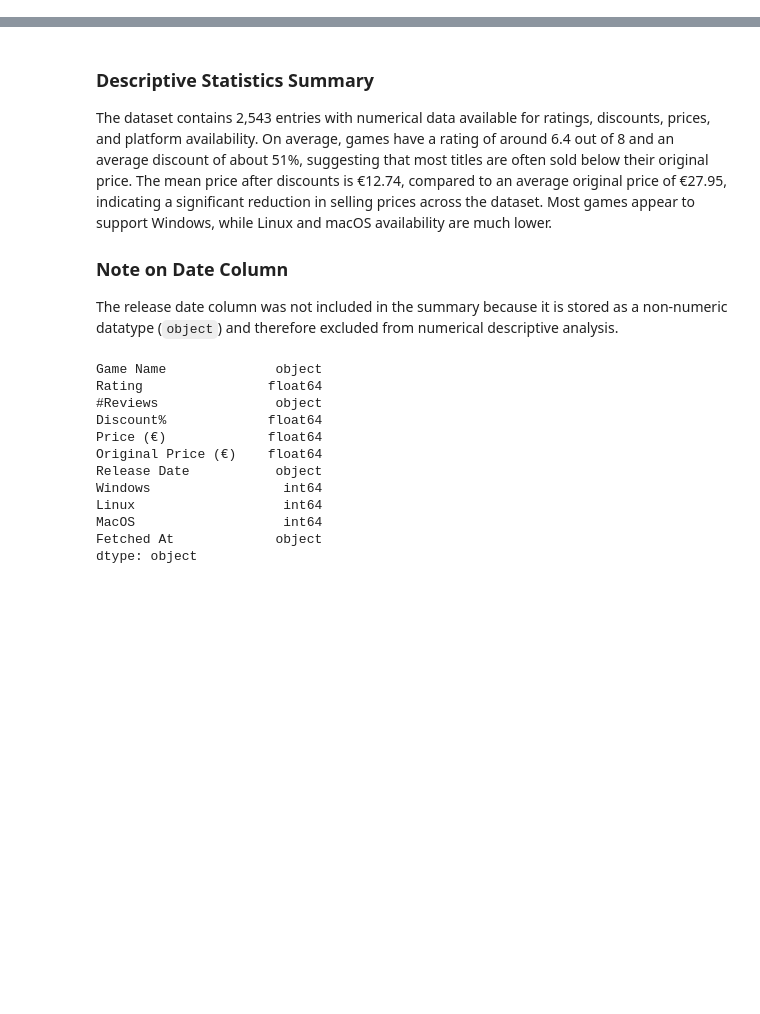
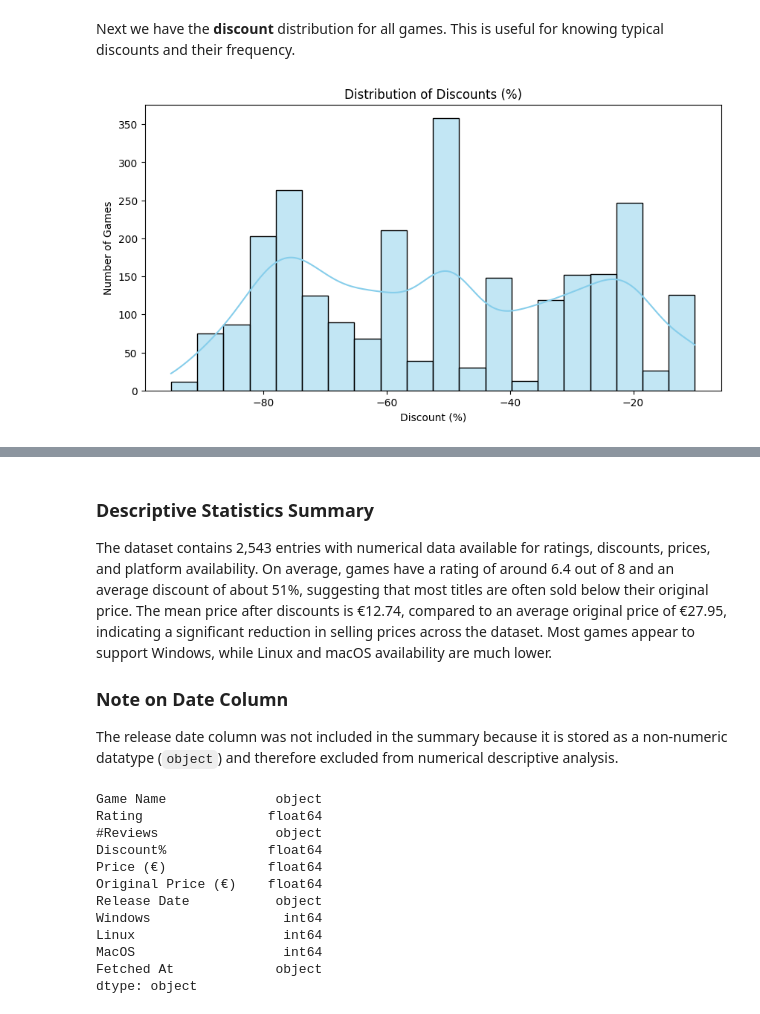
Before and after one commit to jbenigeri/Video-Game-Price-Analysis, a Jupyter notebook: src/explore_steam_data.ipynb, the cells around one changed output, grey strips where cells are left out. Saved outputs shown, nothing was run; the diff lists cells and outputs as text; code cells hidden in the pictures; blank space fills up the shorter version.

```diff
--- a/src/explore_steam_data.ipynb
+++ b/src/explore_steam_data.ipynb
@@ -10,0 +118,11 @@ df.head()
+# %% [markdown]
+Next we have the **discount** distribution for all games. This is useful for knowing typical discounts and their frequency.
+# %%
+plt.figure(figsize=(10,5))
+sns.histplot(df['Discount%'], bins=20, kde=True, color='skyblue')
+plt.title('Distribution of Discounts (%)')
+plt.xlabel('Discount (%)')
+plt.ylabel('Number of Games')
+plt.show()
+# %% [output]
+[figure, added]
```
Also changed, not shown: parts of 20 cells of this notebook, 1 other file.
